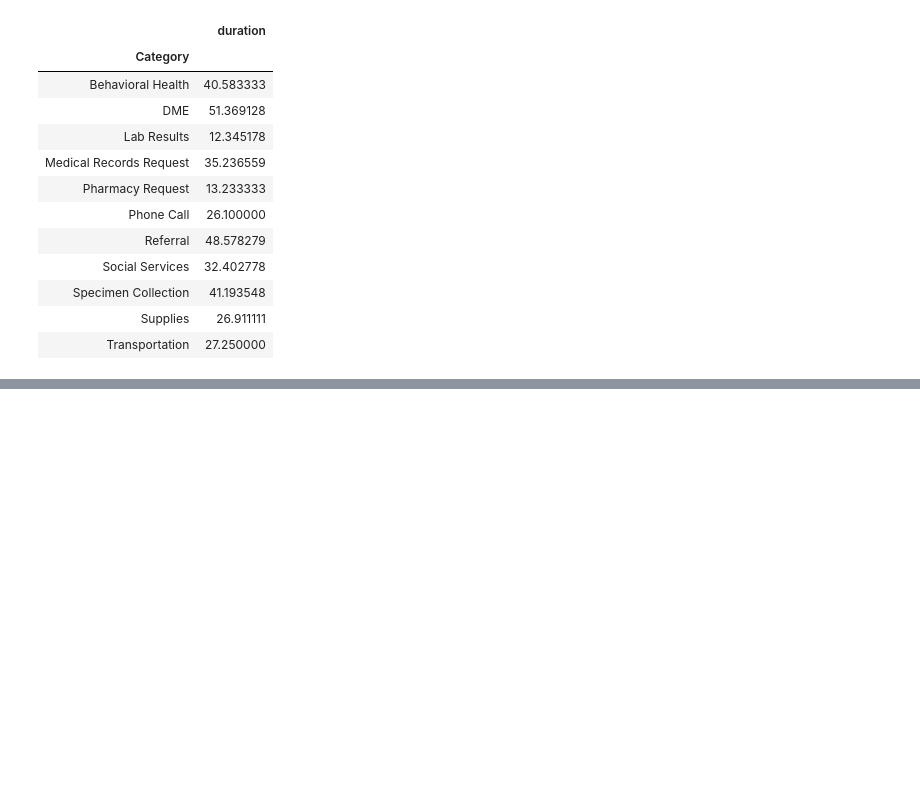
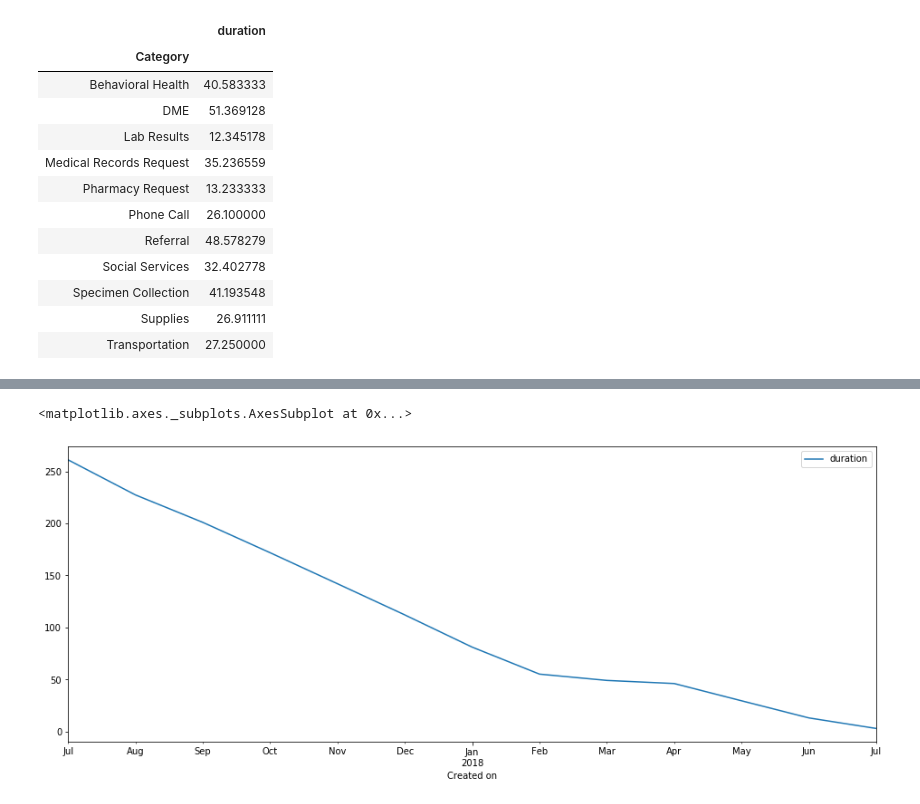
Before and after one commit to ThoaShook/Analyst_Test_Tasks, a Jupyter notebook: Analyst_Test_Tasks/Analyst_Test_Tasks.ipynb, the cells around one changed output, grey strips where cells are left out. Cells and saved outputs as stored; diff of their text form; code cells hidden in the pictures; blank space fills up the shorter version.

```diff
--- a/Analyst_Test_Tasks/Analyst_Test_Tasks.ipynb
+++ b/Analyst_Test_Tasks/Analyst_Test_Tasks.ipynb
@@ -350,0 +346,2 @@ y[:3]
+# %%
+tasked_12_month.set_index('Created on', inplace =True)
@@ -350,0 +377,7 @@ y[:3]
+# %%
+tasked_12_month.drop(['Patient drchrono ID','Priority'], axis=1, inplace=True)
+# %%
+tasked_12_month['duration']=tasked_12_month['duration'].dt.days.astype('int16')
+# %%
+referral_monthly = tasked_12_month.resample('MS')
+referral_monthly_mean = referral_monthly.mean()
@@ -350,0 +402,5 @@ y[:3]
+# %%
+referral_monthly_mean.plot(figsize = (16,6))
+# %% [output]
+<matplotlib.axes._subplots.AxesSubplot at 0x...>
+[figure, added]
```
Also changed, not shown: parts of 16 cells of this notebook, 1 other file.
